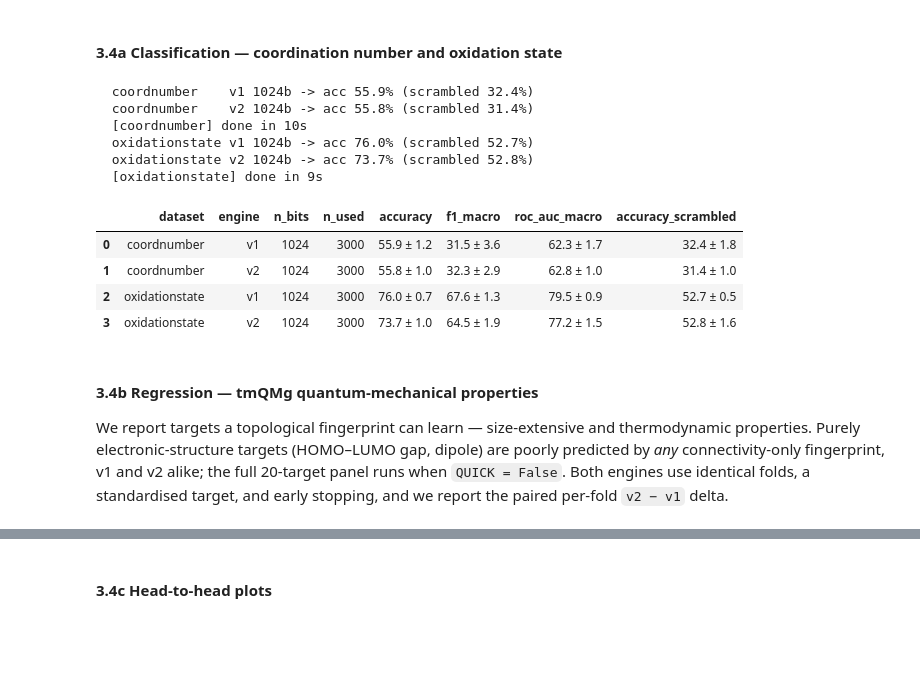
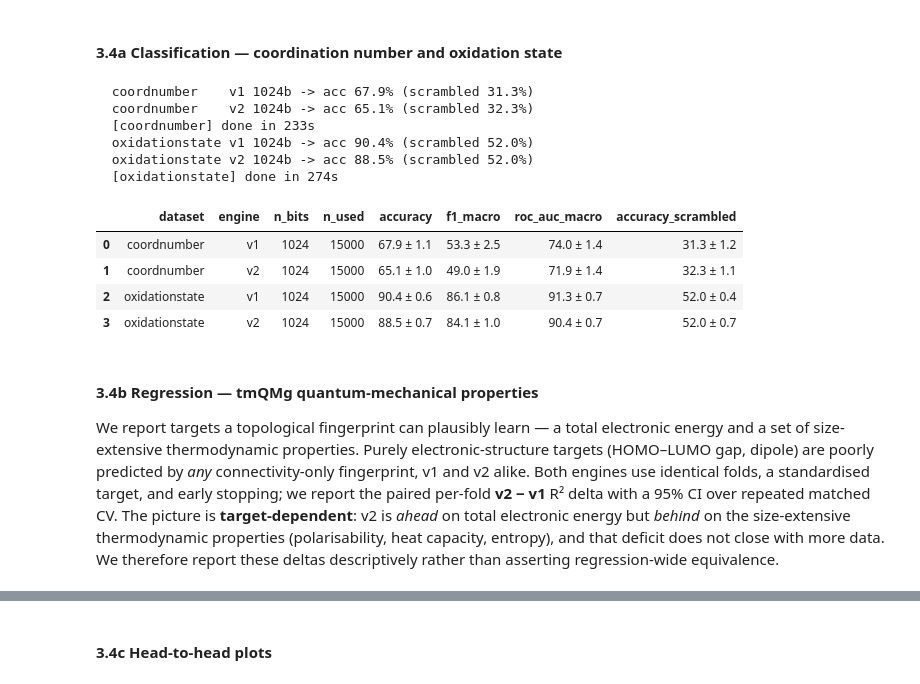
Before and after one commit to TheFreiLab/electrum_val, a Jupyter notebook: 08-electrum-v2-benchmark.ipynb, the cells around one changed output, grey strips where cells are left out. Cells and saved outputs as stored; diff of their text form; code cells hidden in the pictures; blank space fills up the shorter version.

```diff
--- a/08-electrum-v2-benchmark.ipynb
+++ b/08-electrum-v2-benchmark.ipynb
@@ -266,12 +282,13 @@ for name, cfg in DATASETS.items():
     rows = min(cfg["n"], SUBSAMPLE) if SUBSAMPLE else cfg["n"]
     if cfg["target"]:                       # classification: engines x bits x folds x (true+scrambled)
         est += 2 * len(BIT_SIZES) * N_SPLITS * 2 * _fit_seconds(rows)
-    else:                                   # regression: targets x engines x folds
-        est += len(REG_TARGETS) * 2 * N_SPLITS * _fit_seconds(rows)
-est += 2 * len(["clf", "reg"]) * EQ_SPLITS * EQ_REPEATS * _fit_seconds(min(EQ_SAMPLE, 40000))
+    else:                                   # regression: targets x engines x folds x repeats
+        est += len(REG_TARGETS) * 2 * N_SPLITS * REG_REPEATS * _fit_seconds(rows)
+est += 2 * EQ_SPLITS * EQ_REPEATS * _fit_seconds(min(EQ_SAMPLE, 40000))   # equivalence (clf)
 
 print(f"measured MLP cost: {_s_per_iter_per_row*1e6:.2f} us / iter / row "
       f"(assuming ~{EFF_ITERS} effective iterations)")
-print(f"rough estimate for this config: ~{est/60:.0f} min (~{est/3600:.1f} h) of MLP time")
-print("note: order-of-magnitude only; BLAS uses all cores, early stopping varies.")
+print(f"rough MLP work for this config: ~{est/60:.0f} min serial "
+      f"-> ~{est/max(N_JOBS,1)/60:.0f} min at N_JOBS={N_JOBS} (order-of-magnitude).")
+print("note: estimate only; early stopping and joblib scheduling both vary the real time.")
 # %% [output]
@@ -489,68 +558,63 @@ helpers ready
 # %%
 def run_classification(name, path):
     t0 = time.time()
     df_full = load_dataset(path, "classification")
     y_all = df_full["classification"].to_numpy()
     groups_all = df_full["LigandSmiles"].to_numpy()
     rows = []
     for engine in ["v1", "v2"]:
         for nb in BIT_SIZES:
             X, ok = featurize(df_full, engine, nb)
             y, groups = y_all[ok], groups_all[ok]
             skf = StratifiedGroupKFold(n_splits=N_SPLITS, shuffle=True, random_state=SEED)
             lb = LabelBinarizer().fit(y)
-            accs, f1s, aucs, accs_scr = [], [], [], []
             y_scr = np.random.permutation(y)
-            for tr, te in skf.split(X, y, groups):
-                clf = MLPClassifier(hidden_layer_sizes=MLP_HIDDEN, max_iter=MLP_MAXITER,
-                                    early_stopping=True, n_iter_no_change=10, random_state=SEED)
-                clf.fit(X[tr], y[tr]); pred = clf.predict(X[te])
-                accs.append(accuracy_score(y[te], pred))
-                f1s.append(f1_score(y[te], pred, average="macro"))
-                try:
-                    aucs.append(roc_auc_score(lb.transform(y[te]), lb.transform(pred),
-                                              average="macro", multi_class="ovr"))
-                except Exception:
-                    aucs.append(np.nan)
-                clf2 = MLPClassifier(hidden_layer_sizes=MLP_HIDDEN, max_iter=MLP_MAXITER,
-                                     early_stopping=True, n_iter_no_change=10, random_state=SEED)
-                clf2.fit(X[tr], y_scr[tr])
-                accs_scr.append(accuracy_score(y_scr[te], clf2.predict(X[te])))
+            folds = list(skf.split(X, y, groups))
+            res = Parallel(n_jobs=N_JOBS)(
+                delayed(_clf_fold)(X, y, y_scr, tr, te, lb, MLP_HIDDEN, MLP_MAXITER, SEED)
+                for tr, te in folds)
+            accs = np.array([r[0] for r in res]); f1s = np.array([r[1] for r in res])
+            aucs = np.array([r[2] for r in res]); accs_scr = np.array([r[3] for r in res])
             rows.append({"dataset": name, "engine": engine, "n_bits": nb, "n_used": int(ok.sum()),
-                         "accuracy": f"{100*np.mean(accs):.1f} ± {100*np.std(accs):.1f}",
-                         "f1_macro": f"{100*np.mean(f1s):.1f} ± {100*np.std(f1s):.1f}",
+                         "accuracy": f"{100*accs.mean():.1f} ± {100*accs.std():.1f}",
+                         "f1_macro": f"{100*f1s.mean():.1f} ± {100*f1s.std():.1f}",
                          "roc_auc_macro": f"{100*np.nanmean(aucs):.1f} ± {100*np.nanstd(aucs):.1f}",
-                         "accuracy_scrambled": f"{100*np.mean(accs_scr):.1f} ± {100*np.std(accs_scr):.1f}",
-                         "_acc": 100*np.mean(accs)})
-            print(f"  {name:14s} {engine} {nb:>4}b -> acc {100*np.mean(accs):.1f}% "
-                  f"(scrambled {100*np.mean(accs_scr):.1f}%)")
+                         "accuracy_scrambled": f"{100*accs_scr.mean():.1f} ± {100*accs_scr.std():.1f}",
+                         "_acc": 100*accs.mean()})
+            print(f"  {name:14s} {engine} {nb:>4}b -> acc {100*accs.mean():.1f}% "
+                  f"(scrambled {100*accs_scr.mean():.1f}%)")
     print(f"  [{name}] done in {time.time()-t0:.0f}s")
     return pd.DataFrame(rows)
 
 clf_df = pd.concat([run_classification(n, DATASETS[n]["path"])
                     for n in ["coordnumber", "oxidationstate"]], ignore_index=True)
 clf_df.drop(columns="_acc").to_csv(os.path.join(RESULTS_DIR, "classification_benchmark.csv"), index=False)
 clf_df.drop(columns="_acc")
 # %% [output]
-  coordnumber    v1 1024b -> acc 55.9% (scrambled 32.4%)
-  coordnumber    v2 1024b -> acc 55.8% (scrambled 31.4%)
-  [coordnumber] done in 10s
-  oxidationstate v1 1024b -> acc 76.0% (scrambled 52.7%)
-  oxidationstate v2 1024b -> acc 73.7% (scrambled 52.8%)
-  [oxidationstate] done in 9s
+  coordnumber    v1 1024b -> acc 67.9% (scrambled 31.3%)
+  coordnumber    v2 1024b -> acc 65.1% (scrambled 32.3%)
+  [coordnumber] done in 233s
+  oxidationstate v1 1024b -> acc 90.4% (scrambled 52.0%)
+  oxidationstate v2 1024b -> acc 88.5% (scrambled 52.0%)
+  [oxidationstate] done in 274s
 |  | dataset | engine | n_bits | n_used | accuracy | f1_macro | roc_auc_macro | accuracy_scrambled |
-| 0 | coordnumber | v1 | 1024 | 3000 | 55.9 ± 1.2 | 31.5 ± 3.6 | 62.3 ± 1.7 | 32.4 ± 1.8 |
-| 1 | coordnumber | v2 | 1024 | 3000 | 55.8 ± 1.0 | 32.3 ± 2.9 | 62.8 ± 1.0 | 31.4 ± 1.0 |
-| 2 | oxidationstate | v1 | 1024 | 3000 | 76.0 ± 0.7 | 67.6 ± 1.3 | 79.5 ± 0.9 | 52.7 ± 0.5 |
-| 3 | oxidationstate | v2 | 1024 | 3000 | 73.7 ± 1.0 | 64.5 ± 1.9 | 77.2 ± 1.5 | 52.8 ± 1.6 |
+| 0 | coordnumber | v1 | 1024 | 15000 | 67.9 ± 1.1 | 53.3 ± 2.5 | 74.0 ± 1.4 | 31.3 ± 1.2 |
+| 1 | coordnumber | v2 | 1024 | 15000 | 65.1 ± 1.0 | 49.0 ± 1.9 | 71.9 ± 1.4 | 32.3 ± 1.1 |
+| 2 | oxidationstate | v1 | 1024 | 15000 | 90.4 ± 0.6 | 86.1 ± 0.8 | 91.3 ± 0.7 | 52.0 ± 0.4 |
+| 3 | oxidationstate | v2 | 1024 | 15000 | 88.5 ± 0.7 | 84.1 ± 1.0 | 90.4 ± 0.7 | 52.0 ± 0.7 |
 # %% [markdown]
 #### 3.4b Regression — tmQMg quantum-mechanical properties
 
-We report targets a topological fingerprint can learn — size-extensive and thermodynamic
-properties. Purely electronic-structure targets (HOMO–LUMO gap, dipole) are poorly
-predicted by *any* connectivity-only fingerprint, v1 and v2 alike; the full 20-target
-panel runs when `QUICK = False`. Both engines use identical folds, a standardised target,
-and early stopping, and we report the paired per-fold `v2 − v1` delta.
+We report targets a topological fingerprint can plausibly learn — a total electronic
+energy and a set of size-extensive thermodynamic properties. Purely electronic-structure
+targets (HOMO–LUMO gap, dipole) are poorly predicted by *any* connectivity-only
+fingerprint, v1 and v2 alike. Both engines use identical folds, a standardised target,
+and early stopping; we report the paired per-fold **v2 − v1** R² delta with a 95% CI over
+repeated matched CV. The picture is **target-dependent**: v2 is *ahead* on total
+electronic energy but *behind* on the size-extensive thermodynamic properties
+(polarisability, heat capacity, entropy), and that deficit does not close with more data.
+We therefore report these deltas descriptively rather than asserting regression-wide
+equivalence.
 # %%
 def run_regression(path, targets):
     t0 = time.time()
```
Also changed, not shown: parts of 18 cells of this notebook, 4 other files.
